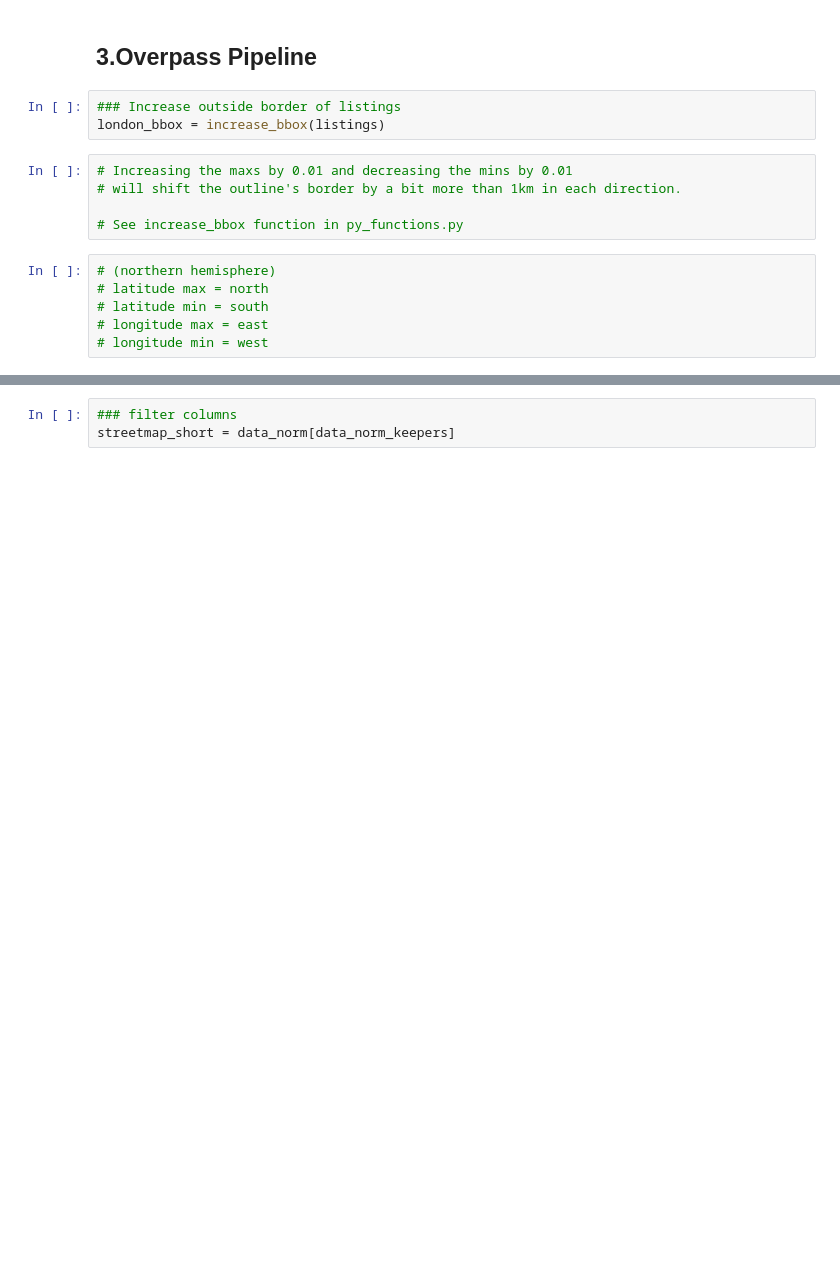
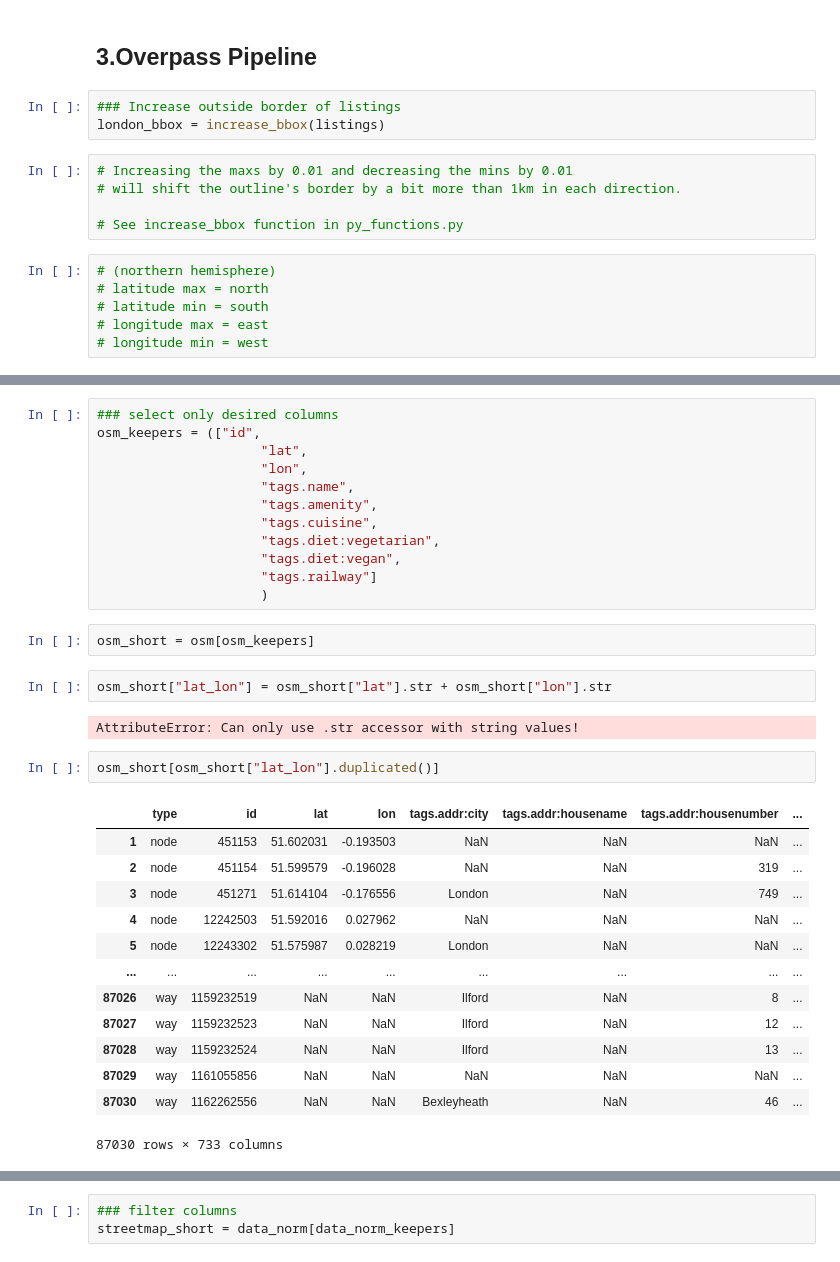
Before and after one commit to Jappler85/hh-23-1-airbnb, a Jupyter notebook: capstone_md_julian.ipynb, the cells around one changed output, grey strips where cells are left out. Cells and saved outputs as stored; diff of their text form; blank space fills up the shorter version.

```diff
--- a/capstone_md_julian.ipynb
+++ b/capstone_md_julian.ipynb
@@ -308,0 +339,34 @@ london_bbox = increase_bbox(listings)
+# %%
+### select only desired columns
+osm_keepers = (["id",
+                     "lat",
+                     "lon",
+                     "tags.name",
+                     "tags.amenity",
+                     "tags.cuisine",
+                     "tags.diet:vegetarian",
+                     "tags.diet:vegan",
+                     "tags.railway"]
+                     )
+# %%
+osm_short = osm[osm_keepers]
+# %%
+osm_short["lat_lon"] = osm_short["lat"].str + osm_short["lon"].str
+# %% [output]
+AttributeError: Can only use .str accessor with string values!
+# %%
+osm_short[osm_short["lat_lon"].duplicated()]
+# %% [output]
+|  | type | id | lat | lon | tags.addr:city | tags.addr:housename | tags.addr:housenumber | ... |
+| 1 | node | 451153 | 51.602031 | -0.193503 | NaN | NaN | NaN | ... |
+| 2 | node | 451154 | 51.599579 | -0.196028 | NaN | NaN | 319 | ... |
+| 3 | node | 451271 | 51.614104 | -0.176556 | London | NaN | 749 | ... |
+| 4 | node | 12242503 | 51.592016 | 0.027962 | NaN | NaN | NaN | ... |
+| 5 | node | 12243302 | 51.575987 | 0.028219 | London | NaN | NaN | ... |
+| ... | ... | ... | ... | ... | ... | ... | ... | ... |
+| 87026 | way | 1159232519 | NaN | NaN | Ilford | NaN | 8 | ... |
+| 87027 | way | 1159232523 | NaN | NaN | Ilford | NaN | 12 | ... |
+| 87028 | way | 1159232524 | NaN | NaN | Ilford | NaN | 13 | ... |
+| 87029 | way | 1161055856 | NaN | NaN | NaN | NaN | NaN | ... |
+| 87030 | way | 1162262556 | NaN | NaN | Bexleyheath | NaN | 46 | ... |
+87030 rows × 733 columns
```
Also changed, not shown: parts of 43 cells of this notebook.
